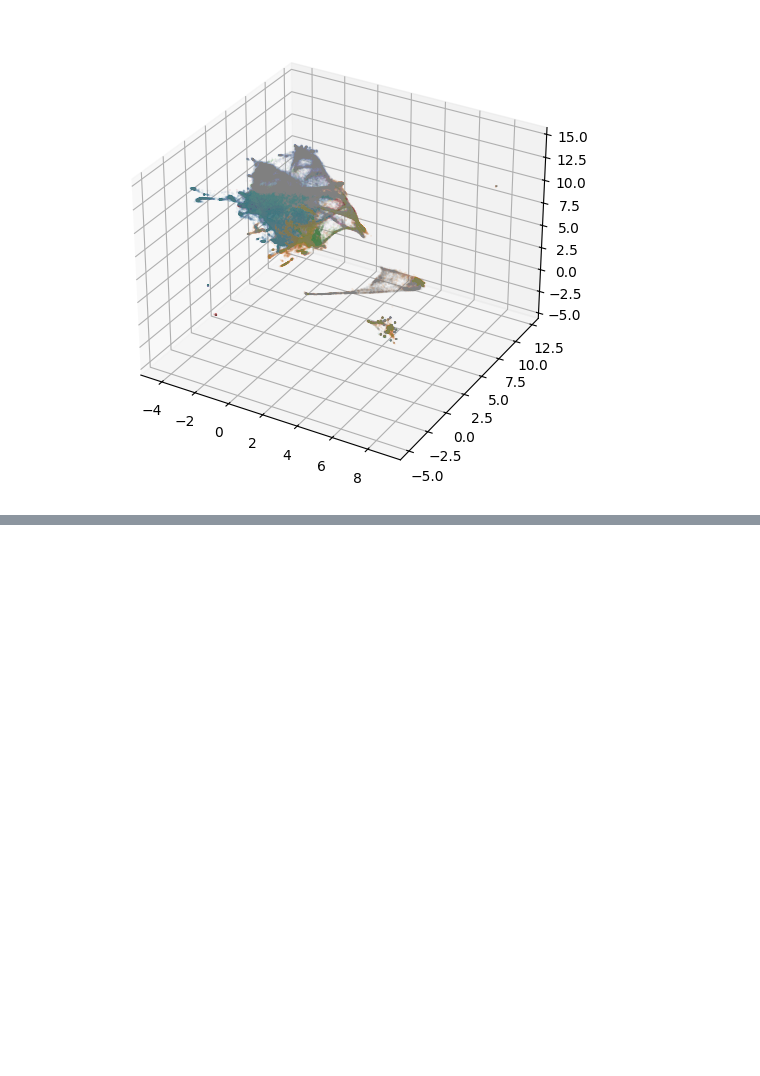
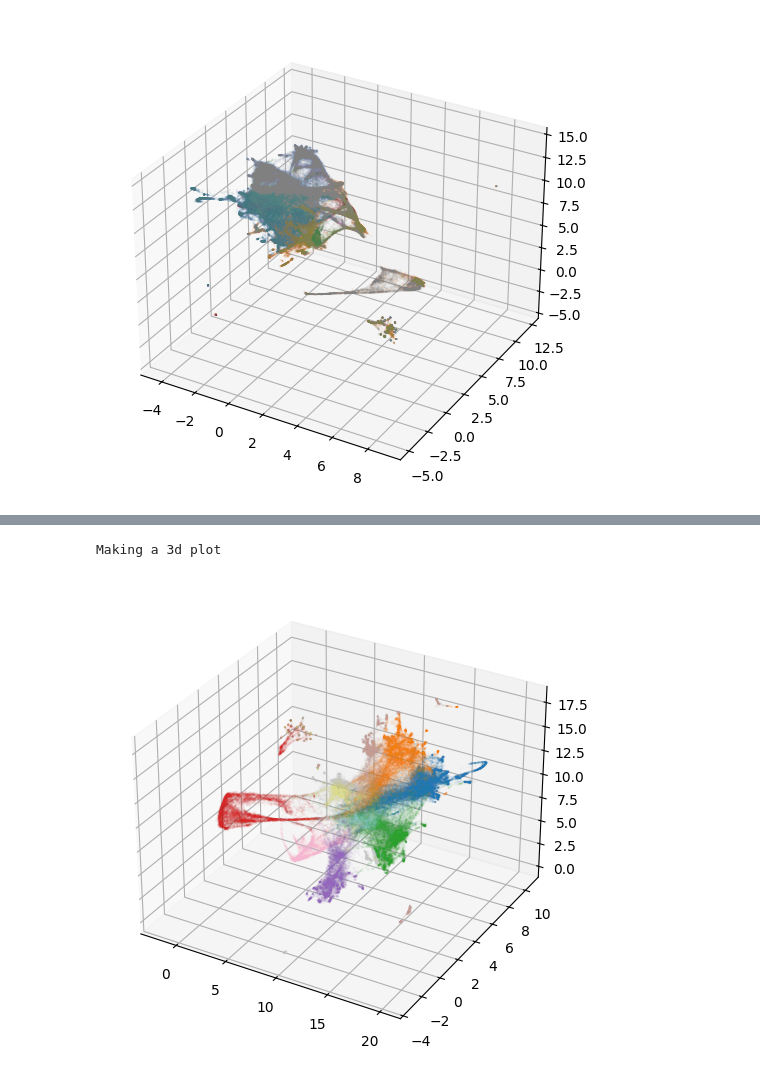
Before and after one commit to BSCCNS/Applio_LS, a Jupyter notebook: develop_nb/cluster_phonemes_maria_v2.ipynb, the cells around one changed output, grey strips where cells are left out. Saved outputs shown, nothing was run; the diff lists cells and outputs as text; code cells hidden in the pictures; blank space fills up the shorter version.

```diff
--- a/develop_nb/cluster_phonemes_maria_v2.ipynb
+++ b/develop_nb/cluster_phonemes_maria_v2.ipynb
@@ -203,0 +224,12 @@ Making a 3d plot
+# %%
+file = '/Users/tomasandrade/Desktop/edna_result/umap_test/df_proj_anotated_nn_100_min_dist_0.3_3d.csv'
+df_edna_3d = pd.read_csv(file, index_col=0)
+plots.make_tagged_LS_plot(df_edna_3d,
+        phones = unique_phones[0:10],
+        alpha = 0.1,
+        s = 0.05,
+        show_global=False,
+        add_legend=False)
+# %% [output]
+Making a 3d plot
+[figure, added]
```
Also changed, not shown: parts of 8 cells of this notebook.
